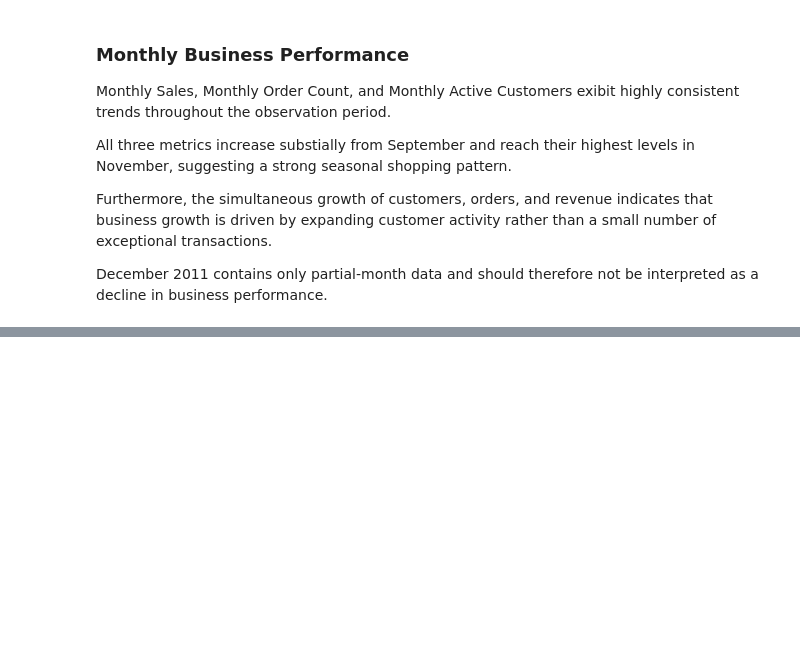
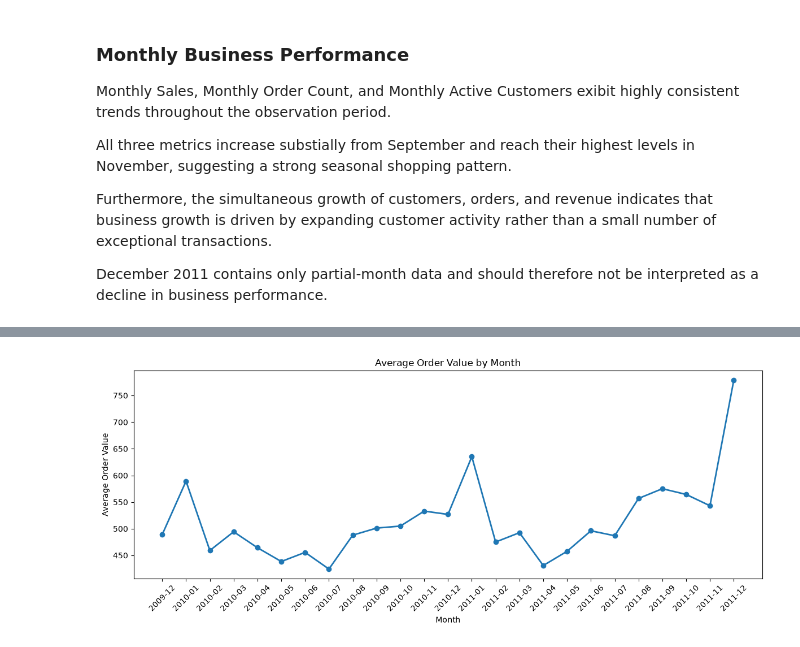
Before and after one commit to yoonjusong-analytics/ecommerce--customer-sales-analysis, a Jupyter notebook: notebook/03_exploratory_data_analysis.ipynb, the cells around one changed output, grey strips where cells are left out. Saved outputs shown, nothing was run; the diff lists cells and outputs as text; code cells hidden in the pictures; blank space fills up the shorter version.

```diff
--- a/notebook/03_exploratory_data_analysis.ipynb
+++ b/notebook/03_exploratory_data_analysis.ipynb
@@ -639,3 +639,17 @@ All three metrics increase substially from September and reach their highest lev
 Furthermore, the simultaneous growth of customers, orders, and revenue indicates that business growth is driven by expanding customer activity rather than a small number of exceptional transactions.
 
 December 2011 contains only partial-month data and should therefore not be interpreted as a decline in business performance.
+# %%
+# 3-5 Average Order Value (AOV)
+
+monthly_aov = monthly_sales.merge(
+    monthly_orders,
+    on="Month"
+)
+
+monthly_aov["AOV"] = (
+    monthly_aov["Sales"]/
+    monthly_aov["Order Count"]
+)
+
+monthly_aov.head()
@@ -641,0 +663,20 @@ December 2011 contains only partial-month data and should therefore not be inter
+# %%
+# 3-5 Average Order Value (AOV) Chart
+
+plt.figure(figsize=(12,5))
+
+plt.plot(
+    monthly_aov["Month"],
+    monthly_aov["AOV"],
+    marker = "o",
+    linewidth=2
+)
+
+plt.title("Average Order Value by Month")
+plt.xlabel("Month")
+plt.ylabel("Average Order Value")
+plt.xticks(rotation=45)
+plt.tight_layout()
+plt.show()
+# %% [output]
+[figure, added]
```
Also changed, not shown: parts of 10 cells of this notebook.
